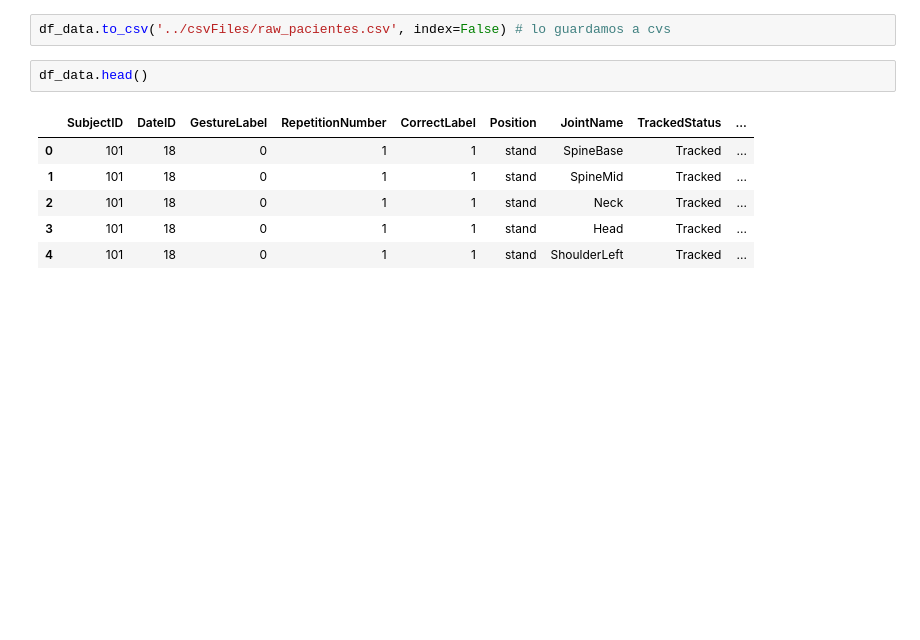
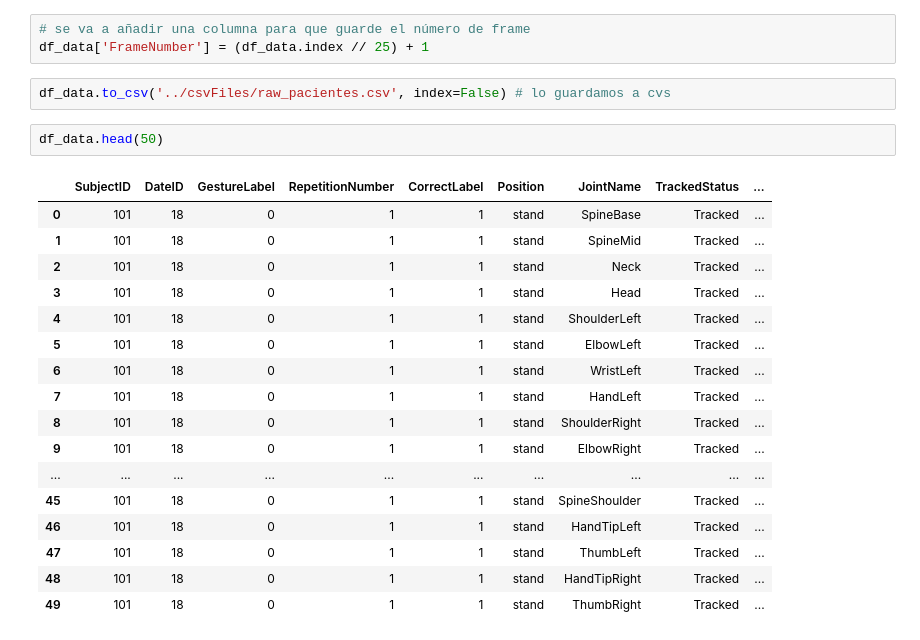
Before and after one commit to nmartinser/Telerehabilitation, a Jupyter notebook: notebooks/leer_dataset.ipynb, the cells around one changed output. Cells and saved outputs as stored; diff of their text form; blank space fills up the shorter version.

```diff
--- a/notebooks/leer_dataset.ipynb
+++ b/notebooks/leer_dataset.ipynb
@@ -74,14 +74,28 @@ columnas = ['SubjectID', 'DateID', 'GestureLabel', 'RepetitionNumber', 'CorrectL
             'JointName', 'TrackedStatus', '3D_X', '3D_Y', '3D_Z', '2D_X', '2D_Y']
 
 df_data = leer_datos_archivo(directory, columnas)
+# %%
+# se va a añadir una columna para que guarde el número de frame
+df_data['FrameNumber'] = (df_data.index // 25) + 1
 # %%
 df_data.to_csv('../csvFiles/raw_pacientes.csv', index=False) # lo guardamos a cvs
 # %%
-df_data.head()
+df_data.head(50)
 # %% [output]
 |  | SubjectID | DateID | GestureLabel | RepetitionNumber | CorrectLabel | Position | JointName | TrackedStatus | ... |
 | 0 | 101 | 18 | 0 | 1 | 1 | stand | SpineBase | Tracked | ... |
 | 1 | 101 | 18 | 0 | 1 | 1 | stand | SpineMid | Tracked | ... |
 | 2 | 101 | 18 | 0 | 1 | 1 | stand | Neck | Tracked | ... |
 | 3 | 101 | 18 | 0 | 1 | 1 | stand | Head | Tracked | ... |
 | 4 | 101 | 18 | 0 | 1 | 1 | stand | ShoulderLeft | Tracked | ... |
+| 5 | 101 | 18 | 0 | 1 | 1 | stand | ElbowLeft | Tracked | ... |
+| 6 | 101 | 18 | 0 | 1 | 1 | stand | WristLeft | Tracked | ... |
+| 7 | 101 | 18 | 0 | 1 | 1 | stand | HandLeft | Tracked | ... |
+| 8 | 101 | 18 | 0 | 1 | 1 | stand | ShoulderRight | Tracked | ... |
+| 9 | 101 | 18 | 0 | 1 | 1 | stand | ElbowRight | Tracked | ... |
+| ... | ... | ... | ... | ... | ... | ... | ... | ... | ... |
+| 45 | 101 | 18 | 0 | 1 | 1 | stand | SpineShoulder | Tracked | ... |
+| 46 | 101 | 18 | 0 | 1 | 1 | stand | HandTipLeft | Tracked | ... |
+| 47 | 101 | 18 | 0 | 1 | 1 | stand | ThumbLeft | Tracked | ... |
+| 48 | 101 | 18 | 0 | 1 | 1 | stand | HandTipRight | Tracked | ... |
+| 49 | 101 | 18 | 0 | 1 | 1 | stand | ThumbRight | Tracked | ... |
```
Also changed, not shown: 2 other files.
